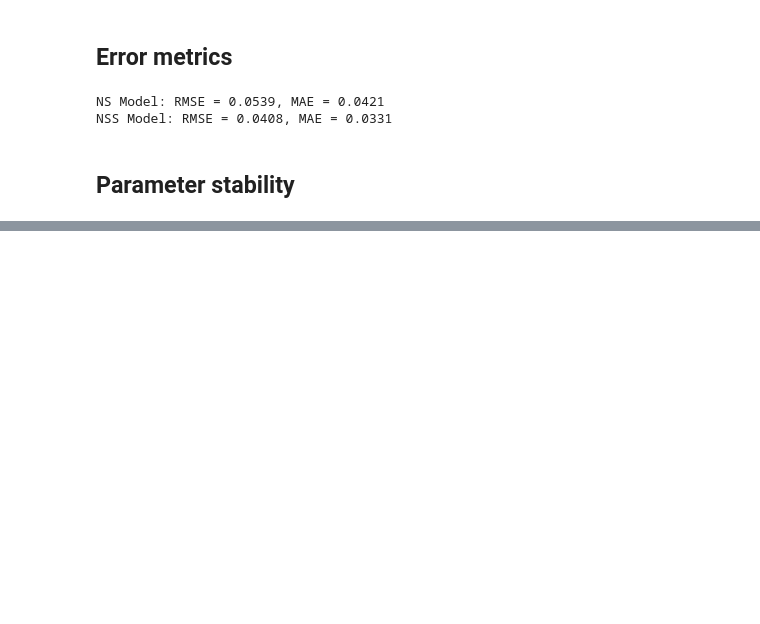
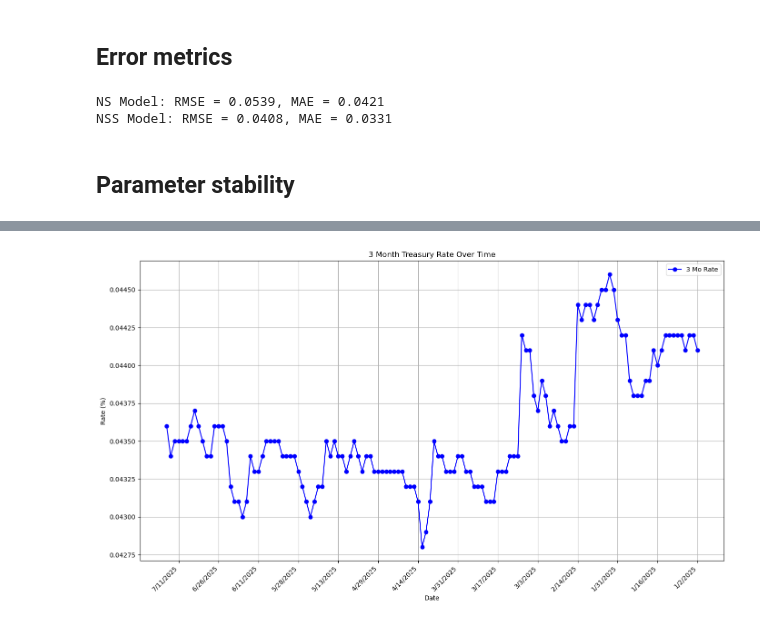
Before and after one commit to niranjan-kamal/yield_curve_and_stochastic_int_rate_modelling, a Jupyter notebook: Yield_curve_and_Stochastic_int_rate_modelling.ipynb, the cells around one changed output, grey strips where cells are left out. Cells and saved outputs as stored; diff of their text form; code cells hidden in the pictures; blank space fills up the shorter version.

```diff
--- a/Yield_curve_and_Stochastic_int_rate_modelling.ipynb
+++ b/Yield_curve_and_Stochastic_int_rate_modelling.ipynb
@@ -722,0 +1041,3 @@ NSS Model: RMSE = 0.0408, MAE = 0.0331
+# %%
+rates_df_3mo = rates_df[['Date', '3 Mo']].copy()
+rates_df_3mo['Rate'] = rates_df_3mo['3 Mo']/100
@@ -722,0 +1060,17 @@ NSS Model: RMSE = 0.0408, MAE = 0.0331
+# %%
+# plot the 3 month rates
+plt.figure(figsize=(14, 8))
+plt.plot(rates_df_3mo['Date'], rates_df_3mo['Rate'], marker='o', color='blue', label='3 Mo Rate')
+plt.xlabel('Date')
+plt.ylabel('Rate (%)')
+plt.title('3 Month Treasury Rate Over Time')
+# Only show every 10th date label
+n = 10  # adjust as needed
+plt.xticks(ticks=rates_df.index[::n], labels=rates_df['Date'][::n], rotation=45, ha='right')
+
+plt.legend()
+plt.grid()
+plt.tight_layout()
+plt.show()
+# %% [output]
+[figure, added]
```
Also changed, not shown: parts of 46 cells of this notebook.
